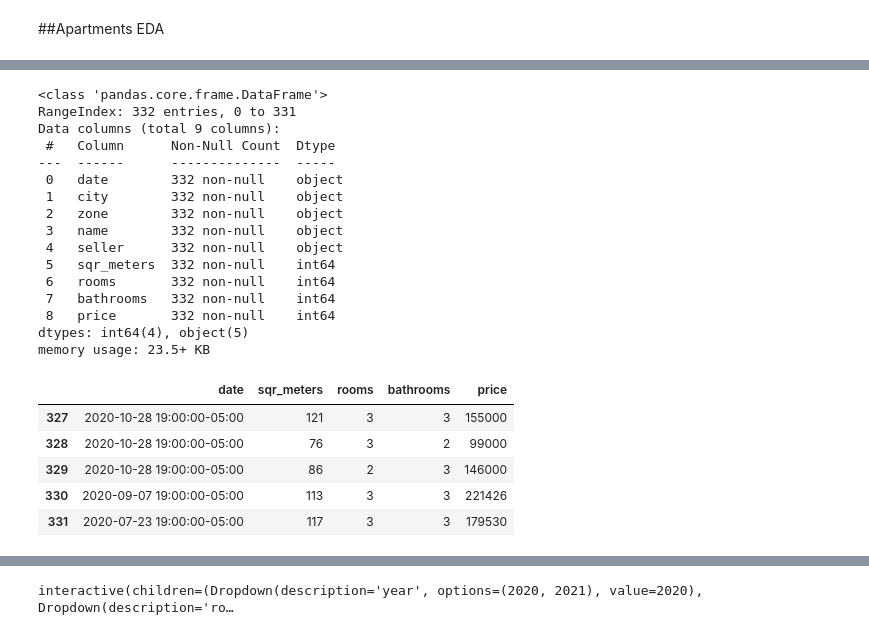
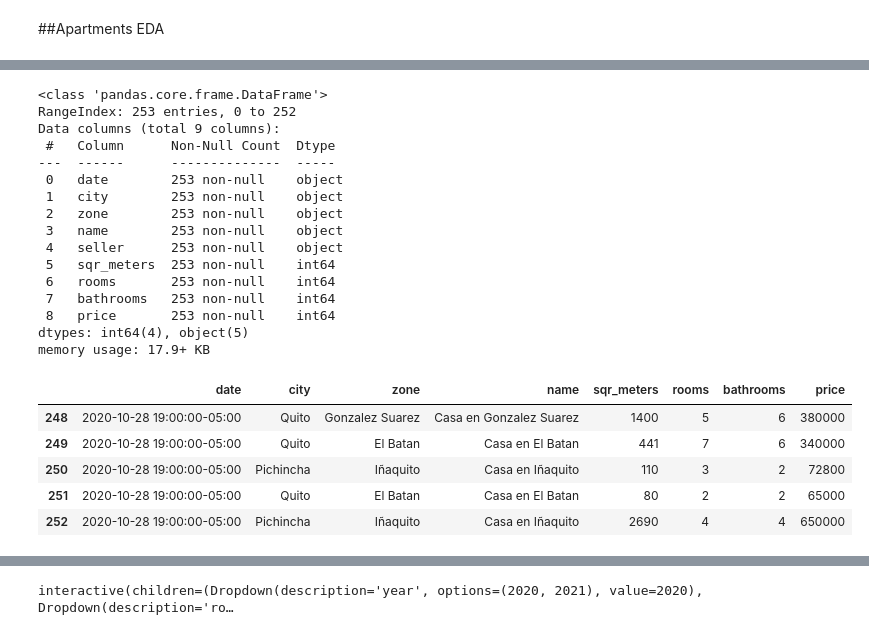
Before and after one commit to gabrielborja/python_data_analysis, a Jupyter notebook: real_state_analytics.ipynb, the cells around one changed output, grey strips where cells are left out. Drawn from its saved outputs; the diff is of its cells as text; code cells hidden in the pictures.

```diff
--- a/real_state_analytics.ipynb
+++ b/real_state_analytics.ipynb
@@ -262,41 +270,41 @@ Saving 2021_07_17_la_carolina.csv to 2021_07_17_la_carolina.csv
 # %%
 #Storing dataset in a Pandas Dataframe
 import io
-df1 = pd.read_csv(io.BytesIO(uploaded1['2021_07_17_la_carolina.csv']), parse_dates=True)
+df1 = pd.read_csv(io.BytesIO(uploaded1['2021_07_21_casas_quito.csv']), parse_dates=True)
 # %%
 #Checking the dataframe info
 df1.info()
 # %% [output]
 <class 'pandas.core.frame.DataFrame'>
-RangeIndex: 332 entries, 0 to 331
+RangeIndex: 253 entries, 0 to 252
 Data columns (total 9 columns):
  #   Column      Non-Null Count  Dtype
 ---  ------      --------------  -----
- 0   date        332 non-null    object
- 1   city        332 non-null    object
- 2   zone        332 non-null    object
- 3   name        332 non-null    object
- 4   seller      332 non-null    object
- 5   sqr_meters  332 non-null    int64
- 6   rooms       332 non-null    int64
- 7   bathrooms   332 non-null    int64
- 8   price       332 non-null    int64
+ 0   date        253 non-null    object
+ 1   city        253 non-null    object
+ 2   zone        253 non-null    object
+ 3   name        253 non-null    object
+ 4   seller      253 non-null    object
+ 5   sqr_meters  253 non-null    int64
+ 6   rooms       253 non-null    int64
+ 7   bathrooms   253 non-null    int64
+ 8   price       253 non-null    int64
 dtypes: int64(4), object(5)
-memory usage: 23.5+ KB
+memory usage: 17.9+ KB
 # %%
 #Convert date column to datetime
 df1['date'] = pd.to_datetime(df1['date'], format='%Y-%m-%d %H:%M:%S').dt.tz_convert('America/Guayaquil')
 # %%
 #Selecting essential columns and saving to new dataframe
-df1_apa = df1[['date', 'sqr_meters', 'rooms', 'bathrooms', 'price']].copy()
+df1_apa = df1.drop(columns='seller').copy()
 df1_apa.tail()
 # %% [output]
-|  | date | sqr_meters | rooms | bathrooms | price |
-| 327 | 2020-10-28 19:00:00-05:00 | 121 | 3 | 3 | 155000 |
-| 328 | 2020-10-28 19:00:00-05:00 | 76 | 3 | 2 | 99000 |
-| 329 | 2020-10-28 19:00:00-05:00 | 86 | 2 | 3 | 146000 |
-| 330 | 2020-09-07 19:00:00-05:00 | 113 | 3 | 3 | 221426 |
-| 331 | 2020-07-23 19:00:00-05:00 | 117 | 3 | 3 | 179530 |
+|  | date | city | zone | name | sqr_meters | rooms | bathrooms | price |
+| 248 | 2020-10-28 19:00:00-05:00 | Quito | Gonzalez Suarez | Casa en Gonzalez Suarez | 1400 | 5 | 6 | 380000 |
+| 249 | 2020-10-28 19:00:00-05:00 | Quito | El Batan | Casa en El Batan | 441 | 7 | 6 | 340000 |
+| 250 | 2020-10-28 19:00:00-05:00 | Pichincha | Iñaquito | Casa en Iñaquito | 110 | 3 | 2 | 72800 |
+| 251 | 2020-10-28 19:00:00-05:00 | Quito | El Batan | Casa en El Batan | 80 | 2 | 2 | 65000 |
+| 252 | 2020-10-28 19:00:00-05:00 | Pichincha | Iñaquito | Casa en Iñaquito | 2690 | 4 | 4 | 650000 |
 # %%
 #Assigning columns as categorical data
 df1_apa['rooms'] = df1_apa['rooms'].astype("category")
```
Also changed, not shown: parts of 23 cells of this notebook.
